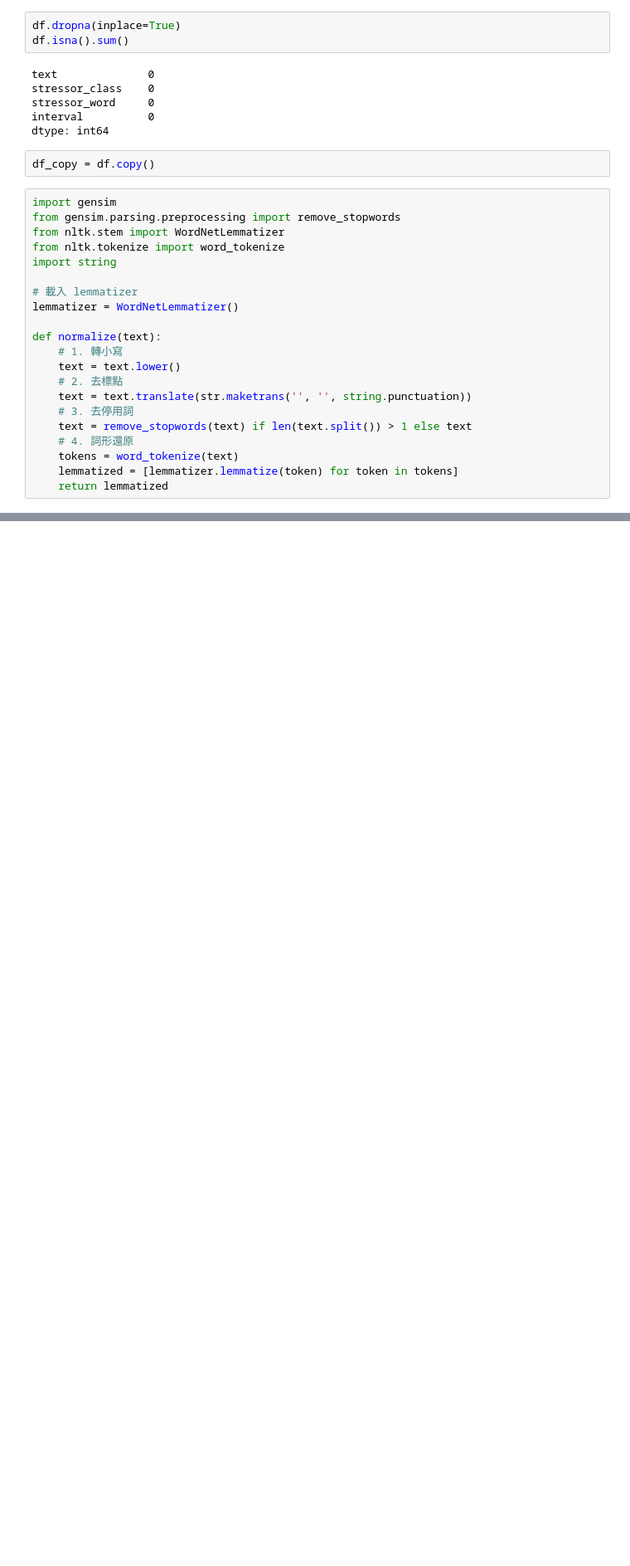
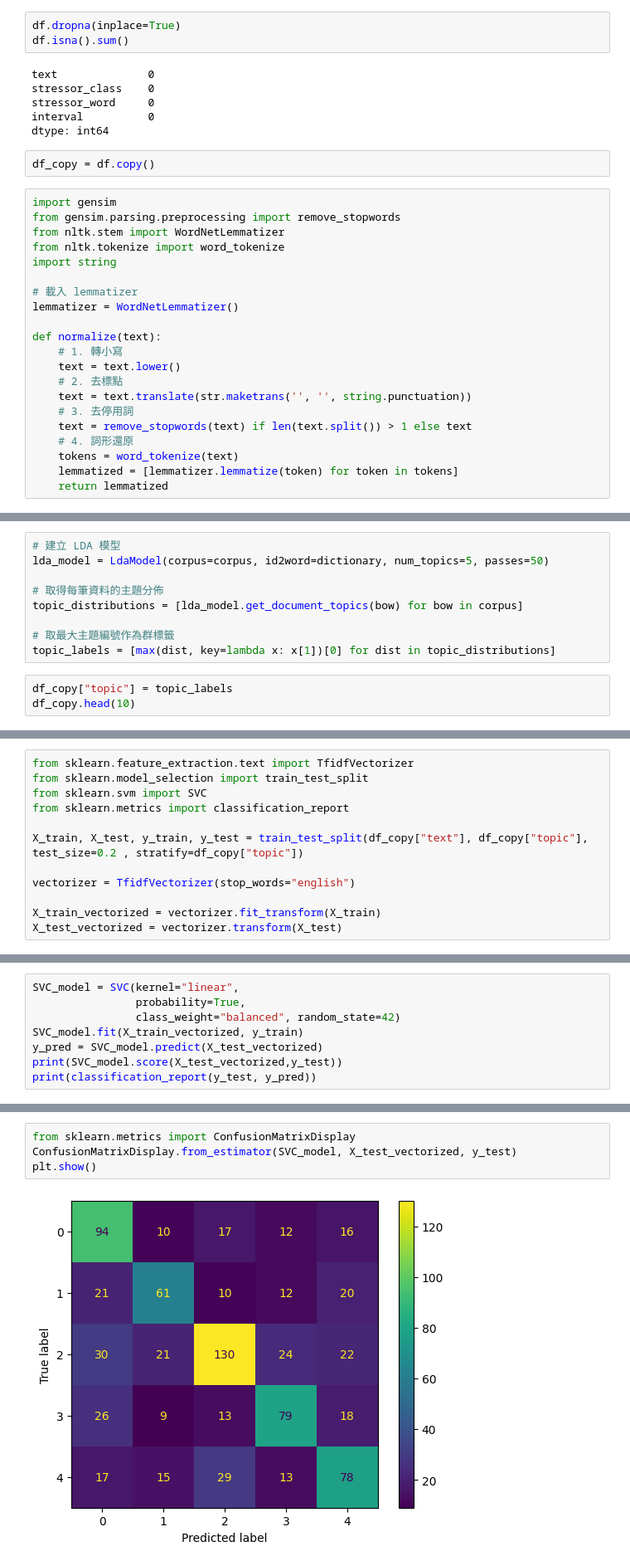
Before and after one commit to Jan-dai/ML, a Jupyter notebook: Mental_Health_Problem/MLearn.ipynb, the cells around one changed output, grey strips where cells are left out. Shown: that part at 83% size. Cells and saved outputs as stored; diff of their text form; blank space fills up the shorter version.

```diff
--- a/Mental_Health_Problem/MLearn.ipynb
+++ b/Mental_Health_Problem/MLearn.ipynb
@@ -311,0 +158,12 @@ Name: count, Length: 109, dtype: int64
+# %%
+# 建立 LDA 模型
+lda_model = LdaModel(corpus=corpus, id2word=dictionary, num_topics=5, passes=50)
+
+# 取得每筆資料的主題分佈
+topic_distributions = [lda_model.get_document_topics(bow) for bow in corpus]
+
+# 取最大主題編號作為群標籤
+topic_labels = [max(dist, key=lambda x: x[1])[0] for dist in topic_distributions]
+# %%
+df_copy["topic"] = topic_labels
+df_copy.head(10)
@@ -311,0 +182,12 @@ Name: count, Length: 109, dtype: int64
+# %%
+from sklearn.feature_extraction.text import TfidfVectorizer
+from sklearn.model_selection import train_test_split
+from sklearn.svm import SVC
+from sklearn.metrics import classification_report
+
+X_train, X_test, y_train, y_test = train_test_split(df_copy["text"], df_copy["topic"], test_size=0.2 , stratify=df_copy["topic"])
+
+vectorizer = TfidfVectorizer(stop_words="english")
+
+X_train_vectorized = vectorizer.fit_transform(X_train)
+X_test_vectorized = vectorizer.transform(X_test)
@@ -311,0 +199,8 @@ Name: count, Length: 109, dtype: int64
+# %%
+SVC_model = SVC(kernel="linear",
+                probability=True,
+                class_weight="balanced", random_state=42)
+SVC_model.fit(X_train_vectorized, y_train)
+y_pred = SVC_model.predict(X_test_vectorized)
+print(SVC_model.score(X_test_vectorized,y_test))
+print(classification_report(y_test, y_pred))
@@ -311,0 +220,6 @@ Name: count, Length: 109, dtype: int64
+# %%
+from sklearn.metrics import ConfusionMatrixDisplay
+ConfusionMatrixDisplay.from_estimator(SVC_model, X_test_vectorized, y_test)
+plt.show()
+# %% [output]
+[figure, added]
```
Also changed, not shown: parts of 45 cells of this notebook.
